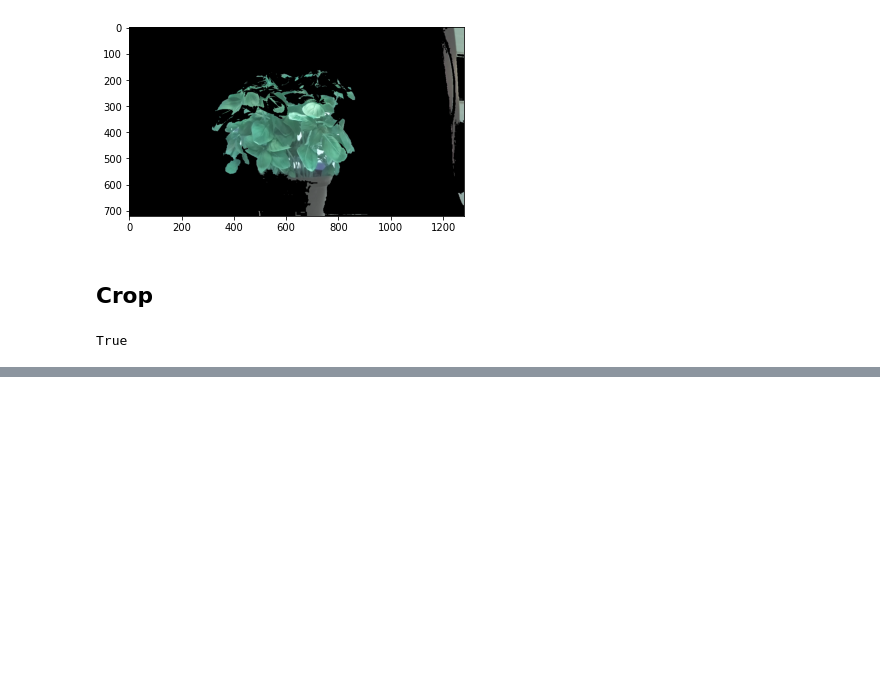
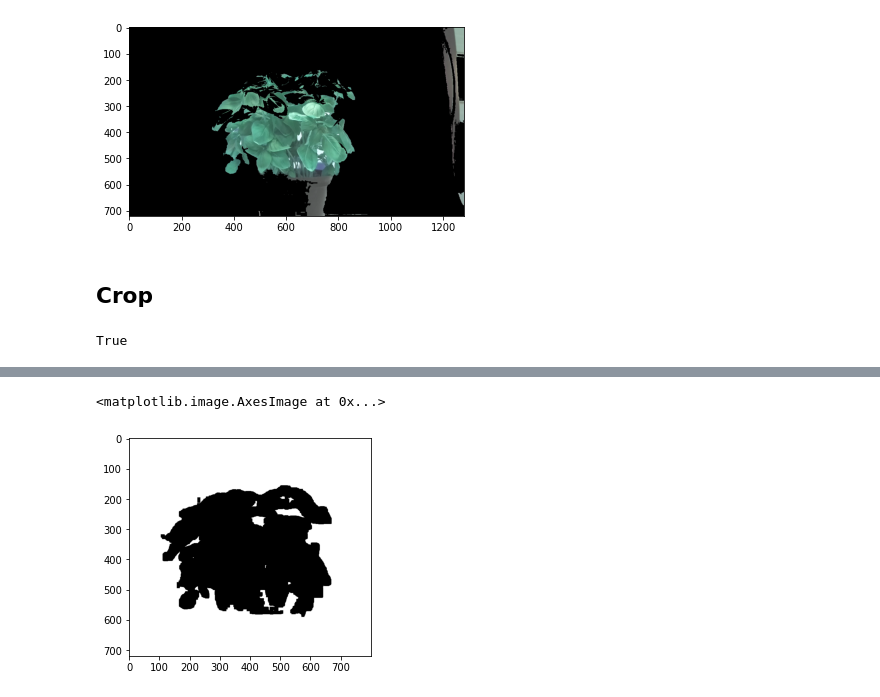
Before and after one commit to Lite-Fog/raspi-plant, a Jupyter notebook: raspi-plant.ipynb, the cells around one changed output, grey strips where cells are left out. Saved outputs shown, nothing was run; the diff lists cells and outputs as text; code cells hidden in the pictures; blank space fills up the shorter version.

```diff
--- a/raspi-plant.ipynb
+++ b/raspi-plant.ipynb
@@ -204,0 +218,5 @@ AttributeError: 'numpy.ndarray' object has no attribute 'save'
+# %%
+imshow(mask)
+# %% [output]
+<matplotlib.image.AxesImage at 0x...>
+[figure, added]
```
Also changed, not shown: parts of 8 cells of this notebook, 1 other file.
